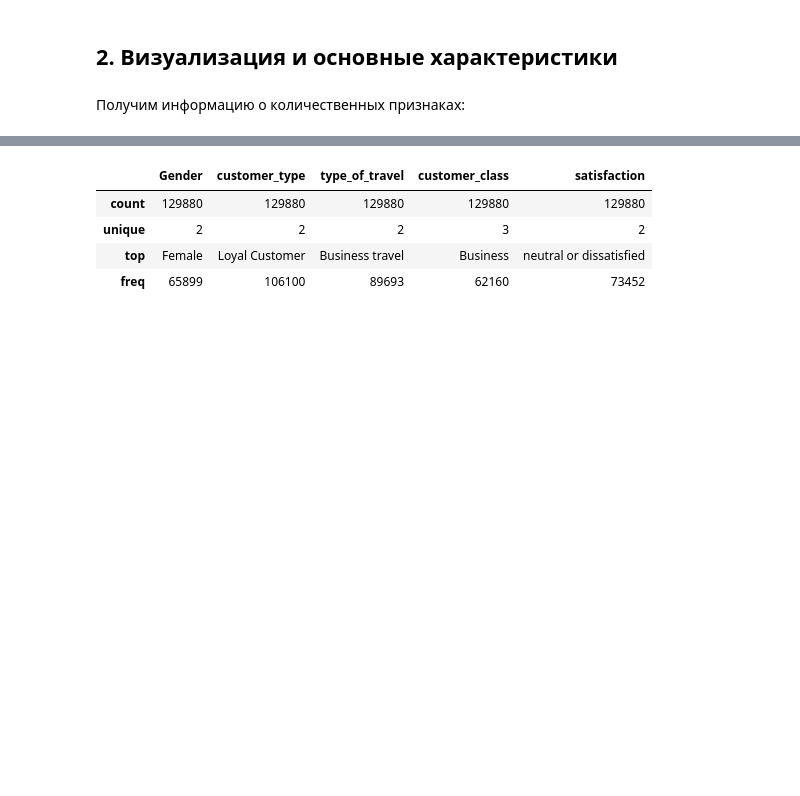
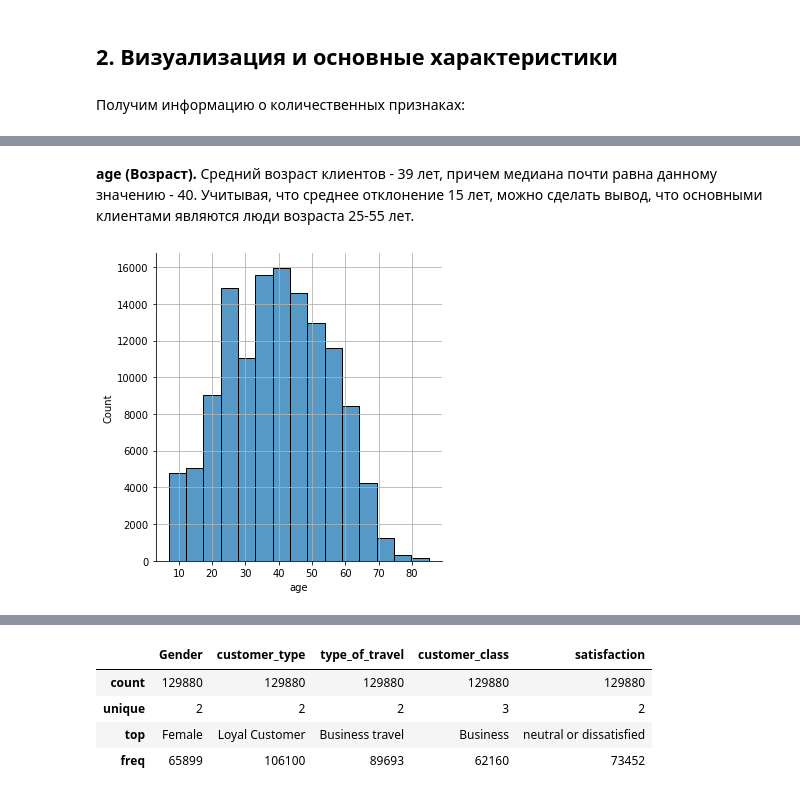
Before and after one commit to a-sidorova/machine_learning_course, a Jupyter notebook: 01_Data_analysis.ipynb, the cells around one changed output, grey strips where cells are left out. Drawn from its saved outputs; the diff is of its cells as text; code cells hidden in the pictures; blank space fills up the shorter version.

Commit message:
Added visualisity and analysis

```diff
--- a/01_Data_analysis.ipynb
+++ b/01_Data_analysis.ipynb
@@ -141,0 +148,9 @@ data_raw.describe()
+# %% [markdown]
+**age (Возраст).**
+Средний возраст клиентов - 39 лет, причем медиана почти равна данному значению - 40. Учитывая, что среднее отклонение 15 лет, можно сделать вывод, что основными клиентами являются люди возраста 25-55 лет.
+# %%
+sns.displot(data_raw['age'], bins=15)
+plt.grid()
+pass
+# %% [output]
+[figure, added]
```
Also changed, not shown: parts of 39 cells of this notebook.
